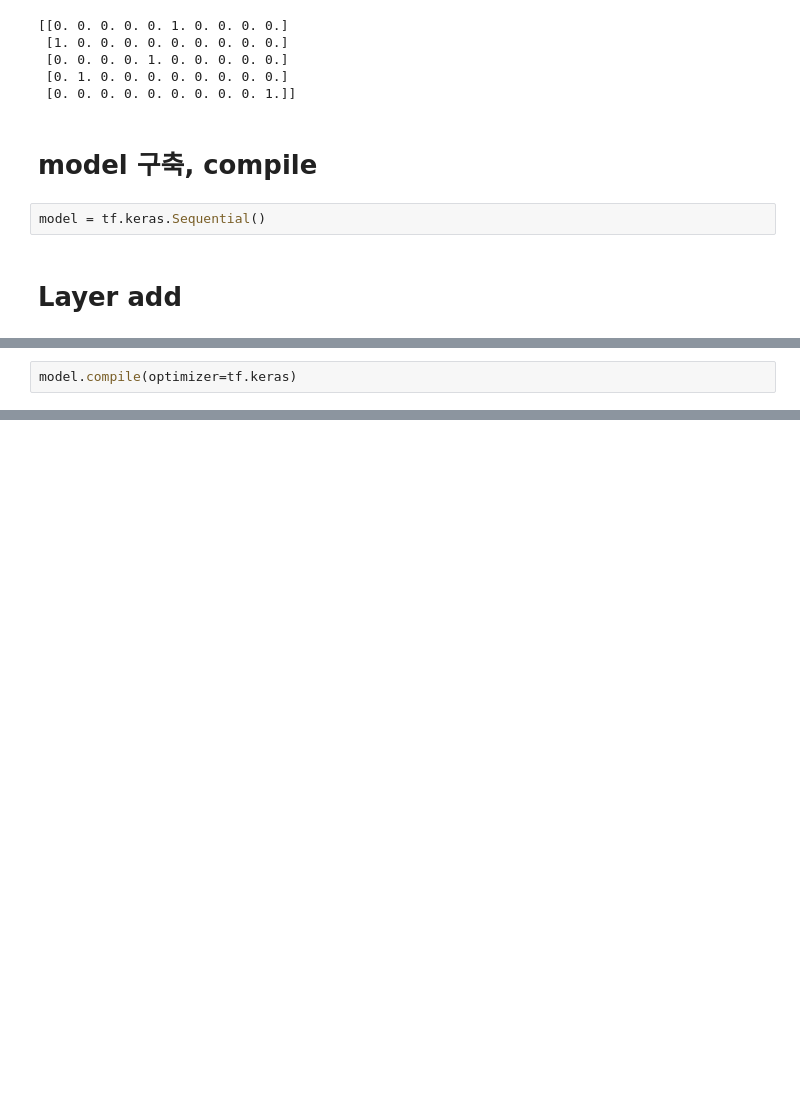
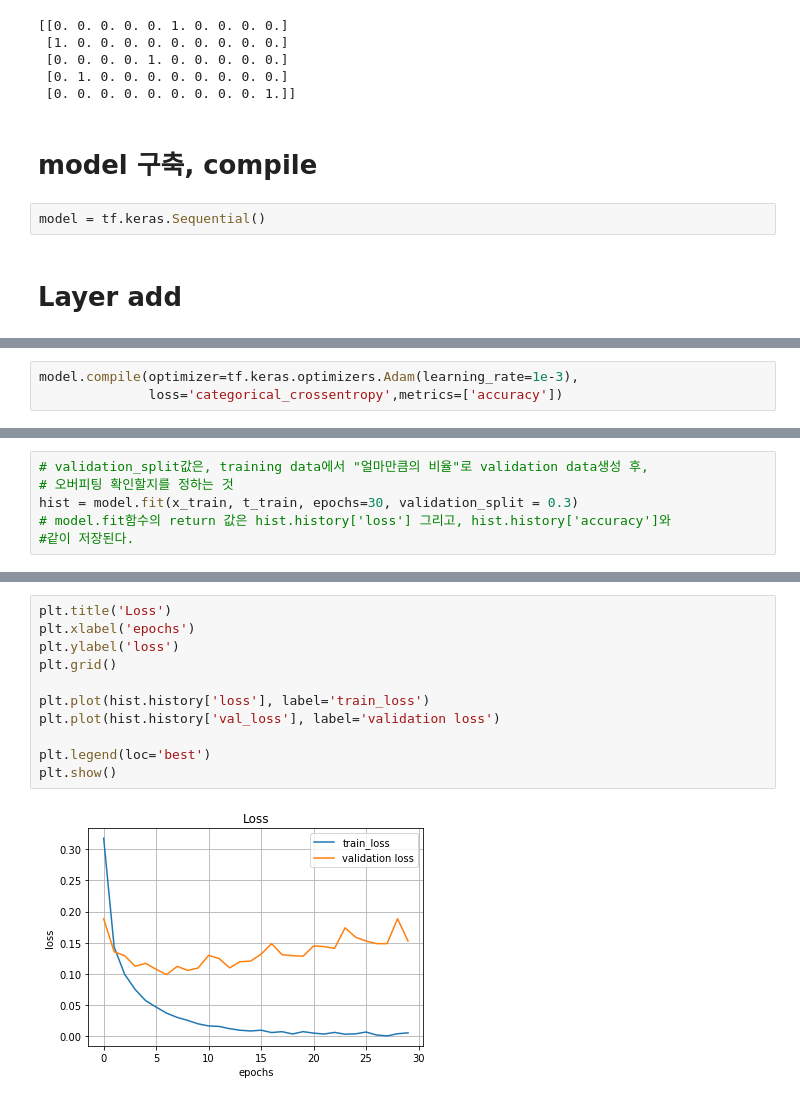
Before and after one commit to caumannerman/Tensorflow_practice, a Jupyter notebook: mnist_Classification.ipynb, the cells around one changed output, grey strips where cells are left out. Saved outputs shown, nothing was run; the diff lists cells and outputs as text; blank space fills up the shorter version.

Commit message:
Make Fully Connected layer to classify image

```diff
--- a/mnist_Classification.ipynb
+++ b/mnist_Classification.ipynb
@@ -88,4 +88,5 @@ model.add(tf.keras.layers.Flatten(input_shape = (28,28)))
 model.add(tf.keras.layers.Dense(100, activation='relu'))
 model.add(tf.keras.layers.Dense(10, activation='softmax'))
 # %%
-model.compile(optimizer=tf.keras)
+model.compile(optimizer=tf.keras.optimizers.Adam(learning_rate=1e-3),
+              loss='categorical_crossentropy',metrics=['accuracy'])
@@ -91,0 +110,6 @@ model.compile(optimizer=tf.keras)
+# %%
+# validation_split값은, training data에서 "얼마만큼의 비율"로 validation data생성 후,
+# 오버피팅 확인할지를 정하는 것
+hist = model.fit(x_train, t_train, epochs=30, validation_split = 0.3)
+# model.fit함수의 return 값은 hist.history['loss'] 그리고, hist.history['accuracy']와
+#같이 저장된다.
@@ -91,0 +139,13 @@ model.compile(optimizer=tf.keras)
+# %%
+plt.title('Loss')
+plt.xlabel('epochs')
+plt.ylabel('loss')
+plt.grid()
+
+plt.plot(hist.history['loss'], label='train_loss')
+plt.plot(hist.history['val_loss'], label='validation loss')
+
+plt.legend(loc='best')
+plt.show()
+# %% [output]
+[figure, added]
```
Also changed, not shown: parts of 6 cells of this notebook.
